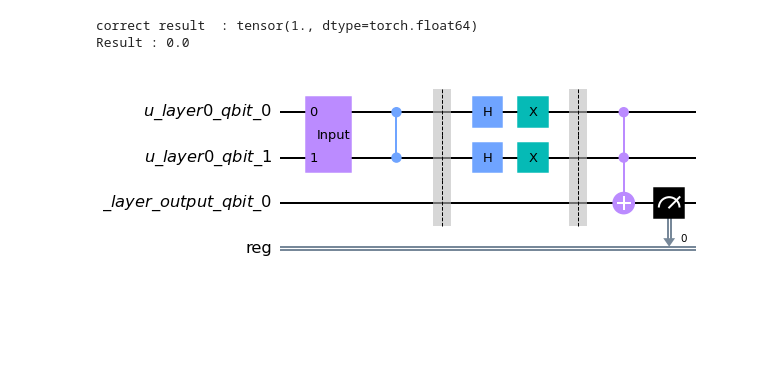
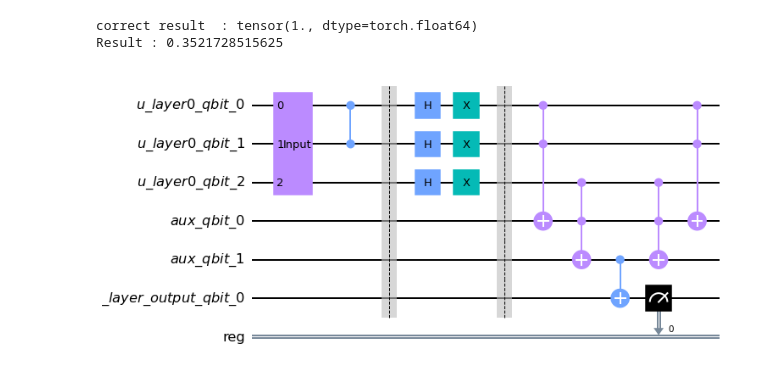
Before and after one commit to zlianghahaha/qc_mnist, a Jupyter notebook: VQC/UNet_VQC_train_test/liang.ipynb, the cells around one changed output. Cells and saved outputs as stored; diff of their text form; code cells hidden in the pictures; blank space fills up the shorter version.

Commit message:
supply liang.ipynb. pay attention to TODO

```diff
--- a/VQC/UNet_VQC_train_test/liang.ipynb
+++ b/VQC/UNet_VQC_train_test/liang.ipynb
@@ -51,0 +74,12 @@ print = functools.partial(print, flush=True)
+# %%
+#define parameter
+input_data_num =50
+init_weight = torch.tensor([[-1,-1,1,1,1,1,1,1]],dtype=torch.double)
+threshold = 0.2
+qubit_num = 3
+
+def sign(input):
+    output = input.new(input.size())
+    output[input >= threshold] = 1
+    output[input < threshold] = -1
+    return output
@@ -82,42 +118,56 @@ tensor([[1., 1., 0., 1., 0., 0., 0., 1., 1., 1., 0., 0., 0., 0., 1., 0., 0., 0.,
 # %%
-######################################################
+
 #example of u-layer
 i = 0
 #transform input_data into u-Mat
 quantum_matrix =to_quantum_matrix(input_data[i])
 
-#generate u-layer
-#define your input and output number
-u_layer = ULayerCircuit(2,1)
-#init circuit
+def forward(circuit,quantum_matrix,weight):
+    #generate u-layer
+    #define your input and output number
+    u_layer = ULayerCircuit(qubit_num,1)
+    #init circuit
+    #add input qubit to your circuit
+    inps = u_layer.add_input_qubits(circuit)
+
+    aux = u_layer.add_aux(circuit)
+
+    #add output qubit to your circuit
+    u_layer_out_qubits = u_layer.add_out_qubits(circuit)
+
+    #add ulayer to your circuit
+    #add ulayer to your circuit
+    u_layer.add_weight(circuit,weight,inps,quantum_matrix,aux)
+
+    ####TODO: add mapping code here ####
+
+    ############################
+
+    u_layer.sum2(circuit,inps,u_layer_out_qubits,aux)
+
+    #measure
+    c_reg = ClassicalRegister(1,"reg")
+    circuit.add_register(c_reg)
+    circuit.measure(u_layer_out_qubits[0],c_reg[0])
+
+    #get the result
+    qc_shots=8192
+    opt_class_prob = []
+    opt_counts = my_ibmq(circuit,qc_shots,True)
+    (opt_mycount,bits) = analyze(opt_counts)
+    for b in range(bits):
+        opt_class_prob.append(float(opt_mycount[b])/qc_shots)
+    return opt_class_prob[0]
+
 circuit = QuantumCircuit()
-#add input qubit to your circuit
-inps = u_layer.add_input_qubits(circuit)
-
-#add output qubit to your circuit
-u_layer_out_qubits = u_layer.add_out_qubits(circuit)
-
-#add ulayer to your circuit
-u_layer.forward(circuit,init_weight,inps,u_layer_out_qubits,quantum_matrix)
-
-#measure
-c_reg = ClassicalRegister(1,"reg")
-circuit.add_register(c_reg)
-circuit.measure(u_layer_out_qubits[0],c_reg[0])
-
-#get the result
-qc_shots=8192
-opt_counts = fire_ibmq(circuit,qc_shots,True)
-(opt_mycount,bits) = analyze(opt_counts)
-prob = float(opt_mycount[bits])/qc_shots
-
+prob = forward(circuit,quantum_matrix,init_weight)
 print("correct result  :",correct_result_binary[i][0])
 print("Result :",prob)
 circuit.draw('mpl',fold=50)
 
 
 ######################################################
 # %% [output]
 correct result  : tensor(1., dtype=torch.float64)
-Result : 0.0
+Result : 0.3521728515625
-[figure, old version]
+[figure, new version]
```
Also changed, not shown: parts of 9 cells of this notebook, 6 other files.
